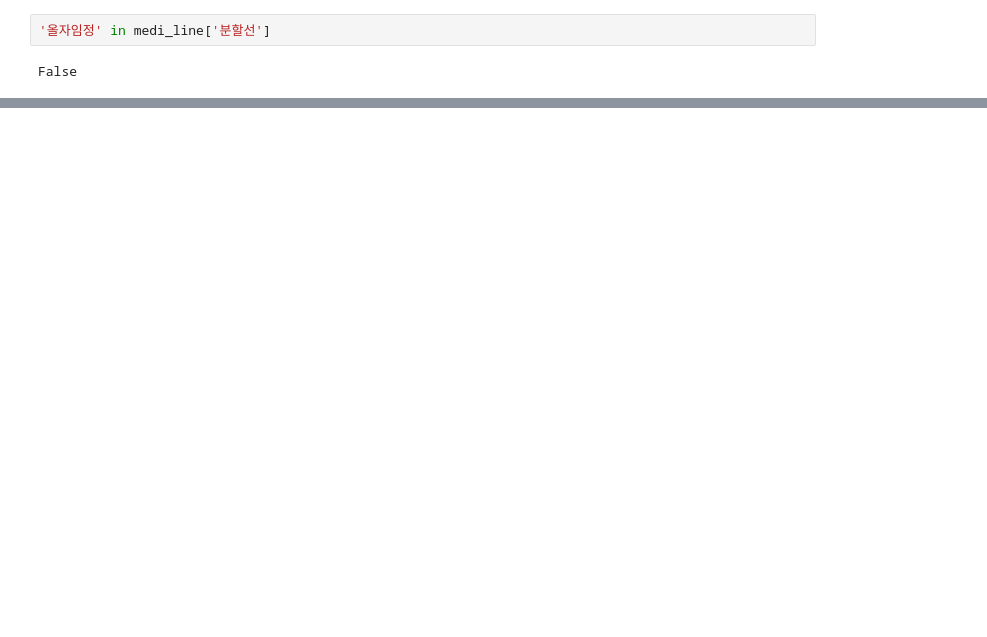
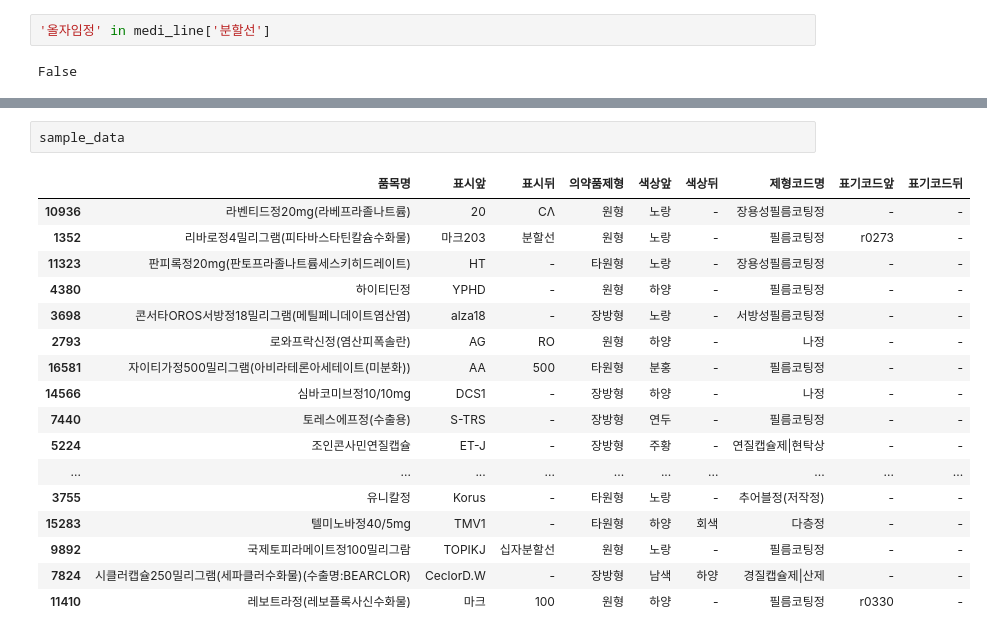
Before and after one commit to Bbonobono/Medicine, a Jupyter notebook: medicine2.ipynb, the cells around one changed output, grey strips where cells are left out. Drawn from its saved outputs; the diff is of its cells as text; blank space fills up the shorter version.

```diff
--- a/medicine2.ipynb
+++ b/medicine2.ipynb
@@ -329,0 +466,20 @@ False
+# %%
+sample_data
+# %% [output]
+|  | 품목명 | 표시앞 | 표시뒤 | 의약품제형 | 색상앞 | 색상뒤 | 제형코드명 | 표기코드앞 | 표기코드뒤 |
+| 10936 | 라벤티드정20mg(라베프라졸나트륨) | 20 | CΛ | 원형 | 노랑 | - | 장용성필름코팅정 | - | - |
+| 1352 | 리바로정4밀리그램(피타바스타틴칼슘수화물) | 마크203 | 분할선 | 원형 | 노랑 | - | 필름코팅정 | r0273 | - |
+| 11323 | 판피록정20mg(판토프라졸나트륨세스키히드레이트) | HT | - | 타원형 | 노랑 | - | 장용성필름코팅정 | - | - |
+| 4380 | 하이티딘정 | YPHD | - | 원형 | 하양 | - | 필름코팅정 | - | - |
+| 3698 | 콘서타OROS서방정18밀리그램(메틸페니데이트염산염) | alza18 | - | 장방형 | 노랑 | - | 서방성필름코팅정 | - | - |
+| 2793 | 로와프락신정(염산피폭솔란) | AG | RO | 원형 | 하양 | - | 나정 | - | - |
+| 16581 | 자이티가정500밀리그램(아비라테론아세테이트(미분화)) | AA | 500 | 타원형 | 분홍 | - | 필름코팅정 | - | - |
+| 14566 | 심바코미브정10/10mg | DCS1 | - | 장방형 | 하양 | - | 나정 | - | - |
+| 7440 | 토레스에프정(수출용) | S-TRS | - | 장방형 | 연두 | - | 필름코팅정 | - | - |
+| 5224 | 조인콘사민연질캡슐 | ET-J | - | 장방형 | 주황 | - | 연질캡슐제|현탁상 | - | - |
+| ... | ... | ... | ... | ... | ... | ... | ... | ... | ... |
+| 3755 | 유니칼정 | Korus | - | 타원형 | 노랑 | - | 추어블정(저작정) | - | - |
+| 15283 | 텔미노바정40/5mg | TMV1 | - | 타원형 | 하양 | 회색 | 다층정 | - | - |
+| 9892 | 국제토피라메이트정100밀리그람 | TOPIKJ | 십자분할선 | 원형 | 노랑 | - | 필름코팅정 | - | - |
+| 7824 | 시클러캡슐250밀리그램(세파클러수화물)(수출명:BEARCLOR) | CeclorD.W | - | 장방형 | 남색 | 하양 | 경질캡슐제|산제 | - | - |
+| 11410 | 레보트라정(레보플록사신수화물) | 마크 | 100 | 원형 | 하양 | - | 필름코팅정 | r0330 | - |
```
Also changed, not shown: parts of 23 cells of this notebook.
